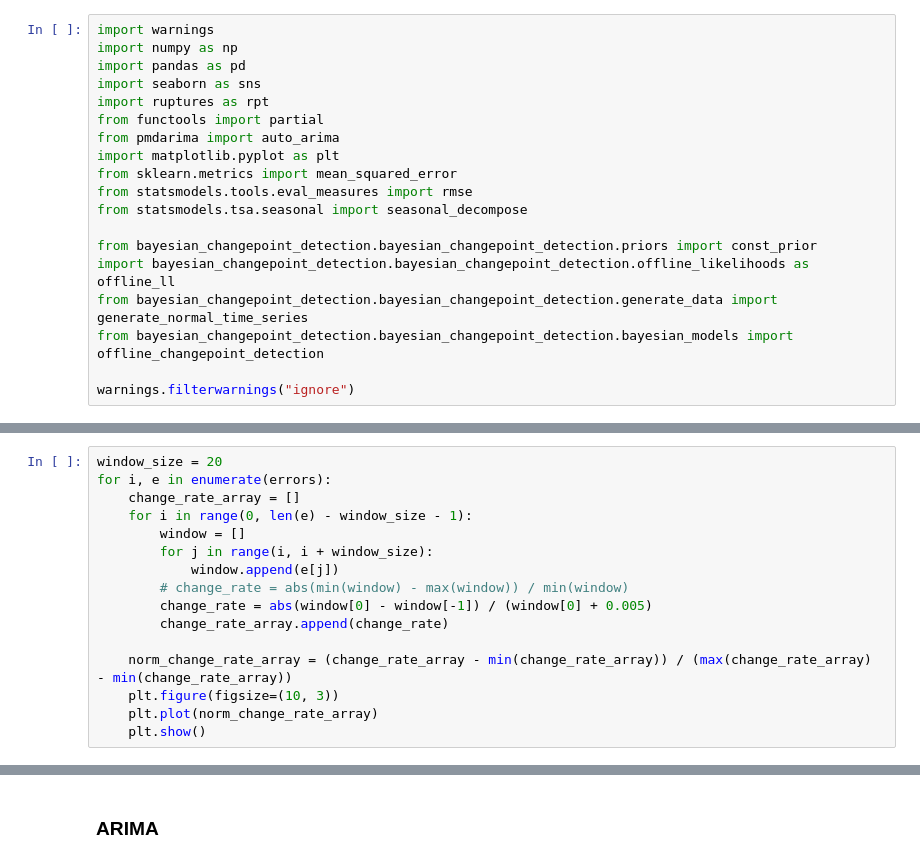
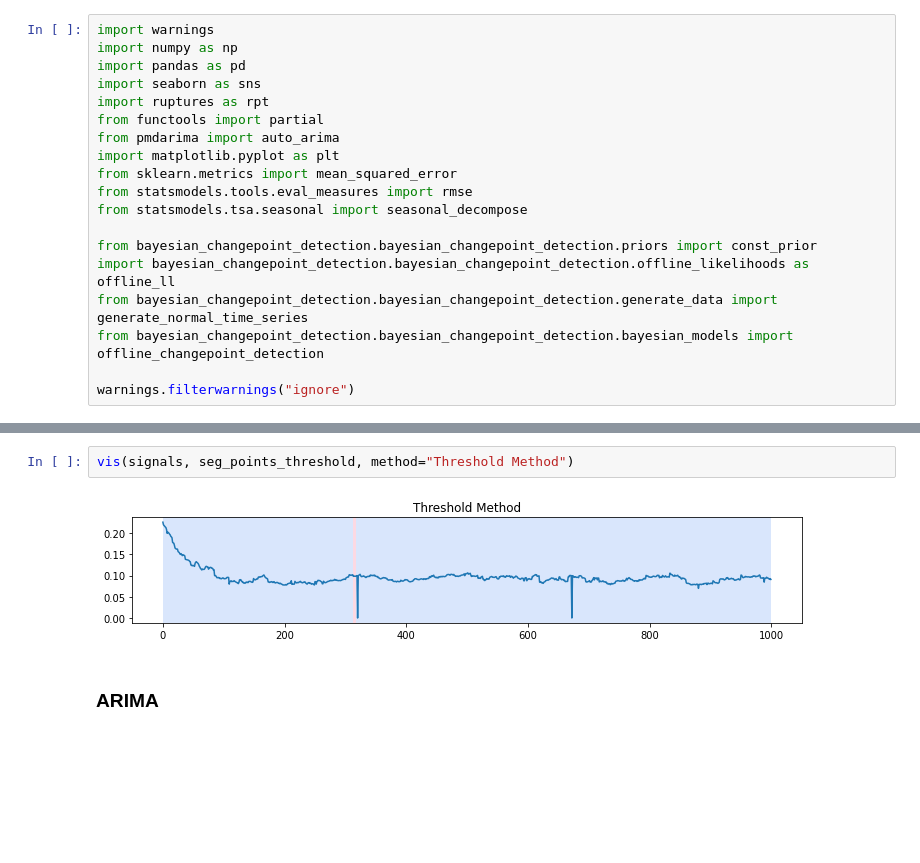
Before and after one commit to devanshgoenka97/KGChangePointDetection, a Jupyter notebook: change_point_detection.ipynb, the cells around one changed output, grey strips where cells are left out. Cells and saved outputs as stored; diff of their text form; blank space fills up the shorter version.

```diff
--- a/change_point_detection.ipynb
+++ b/change_point_detection.ipynb
@@ -90,16 +82,0 @@ for e in errors:
-# %%
-window_size = 20
-for i, e in enumerate(errors):
-    change_rate_array = []
-    for i in range(0, len(e) - window_size - 1):
-        window = []
-        for j in range(i, i + window_size):
-            window.append(e[j])
-        # change_rate = abs(min(window) - max(window)) / min(window)
-        change_rate = abs(window[0] - window[-1]) / (window[0] + 0.005)
-        change_rate_array.append(change_rate)
-
-    norm_change_rate_array = (change_rate_array - min(change_rate_array)) / (max(change_rate_array) - min(change_rate_array))
-    plt.figure(figsize=(10, 3))
-    plt.plot(norm_change_rate_array)
-    plt.show()
@@ -110,3 +99,7 @@ for i, e in enumerate(errors):
+# %%
+vis(signals, seg_points_threshold, method="Threshold Method")
+# %% [output]
+[figure, added]
 # %% [markdown]
 ### ARIMA
 # %%
```
Also changed, not shown: parts of 24 cells of this notebook.
